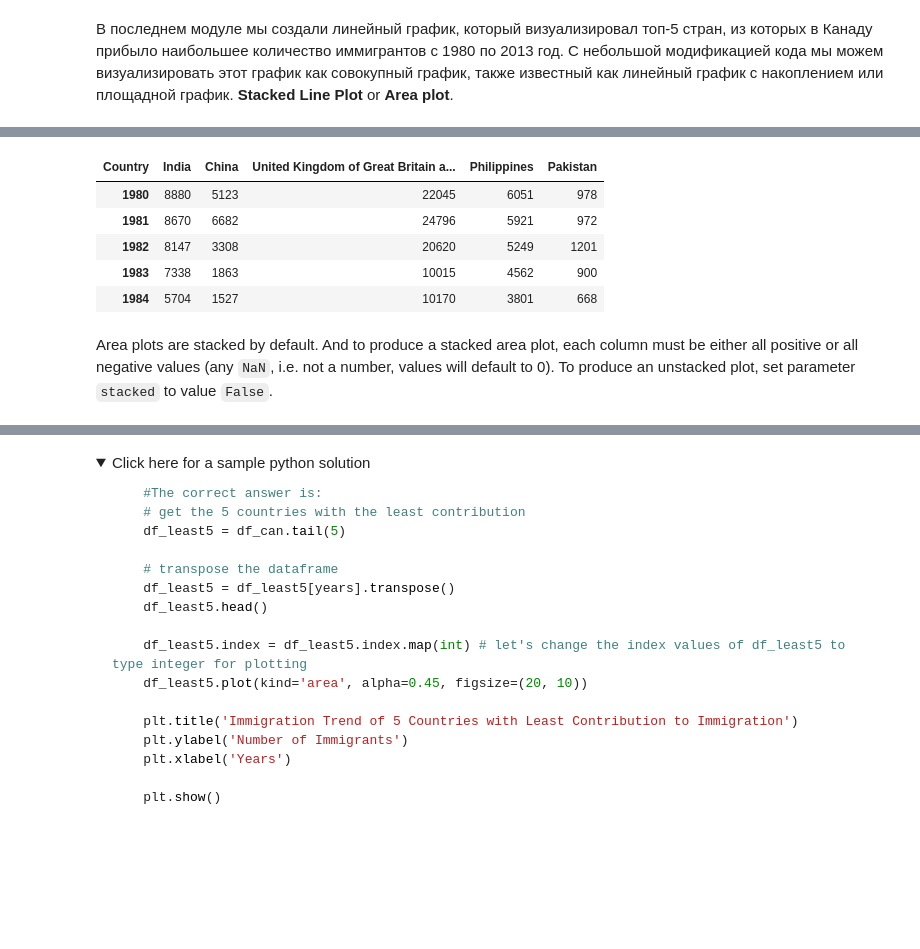
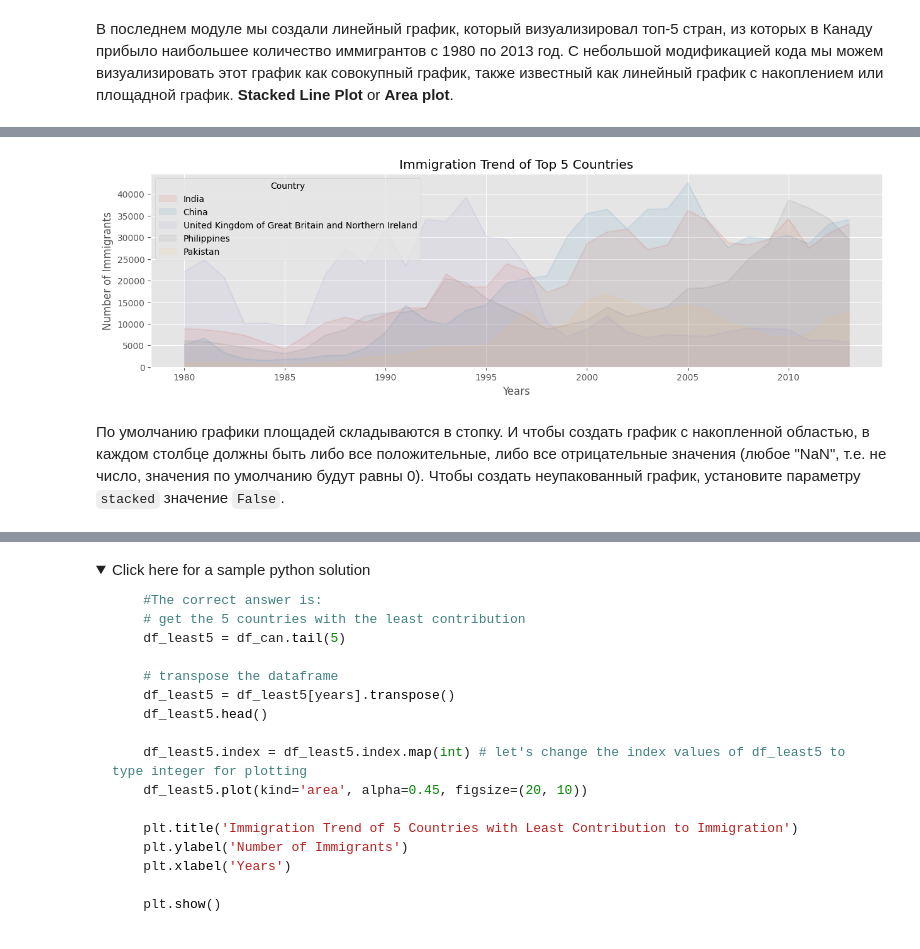
Before and after one commit to Vitalyastiy/courses, a Jupyter notebook: IBM/Vis_W2-Exercise-Area-Plots-Histograms-and-Bar-Charts.ipynb, the cells around one changed output, grey strips where cells are left out. Cells and saved outputs as stored; diff of their text form; code cells hidden in the pictures; folded sections open; blank space fills up the shorter version.

```diff
--- a/IBM/Vis_W2-Exercise-Area-Plots-Histograms-and-Bar-Charts.ipynb
+++ b/IBM/Vis_W2-Exercise-Area-Plots-Histograms-and-Bar-Charts.ipynb
@@ -226,3 +209,18 @@ df_can
+# %%
+#my test
+t = df_can.sort_values(by = 'Total', ascending = False).head(5)
+years =list(map(str, range(1980, 2014)))
+t = t[years].T
+t.index = t.index.map(int)
+t.plot(kind = 'area', stacked = False, figsize = (15,4), alpha = 0.1)
+
+plt.title('Immigration Trend of Top 5 Countries')
+plt.ylabel('Number of Immigrants')
+plt.xlabel('Years')
+
+plt.show()
+# %% [output]
+[figure, added]
 # %%
 df_can.sort_values(['Total'], ascending=False, axis=0, inplace=True)
 
@@ -233,15 +231,8 @@ df_top5 = df_can.head()
 df_top5 = df_top5[years].transpose()
 
 df_top5.head()
-# %% [output]
-| Country | India | China | United Kingdom of Great Britain a... | Philippines | Pakistan |
-| 1980 | 8880 | 5123 | 22045 | 6051 | 978 |
-| 1981 | 8670 | 6682 | 24796 | 5921 | 972 |
-| 1982 | 8147 | 3308 | 20620 | 5249 | 1201 |
-| 1983 | 7338 | 1863 | 10015 | 4562 | 900 |
-| 1984 | 5704 | 1527 | 10170 | 3801 | 668 |
-# %% [markdown]
-Area plots are stacked by default. And to produce a stacked area plot, each column must be either all positive or all negative values (any `NaN`, i.e. not a number, values will default to 0). To produce an unstacked plot, set parameter `stacked` to value `False`.
+# %% [markdown]
+По умолчанию графики площадей складываются в стопку. И чтобы создать график с накопленной областью, в каждом столбце должны быть либо все положительные, либо все отрицательные значения (любое "NaN", т.е. не число, значения по умолчанию будут равны 0). Чтобы создать неупакованный график, установите параметру `stacked` значение `False`.
 # %%
 # let's change the index values of df_top5 to type integer for plotting
 df_top5.index = df_top5.index.map(int)
```
Also changed, not shown: parts of 53 cells of this notebook.
